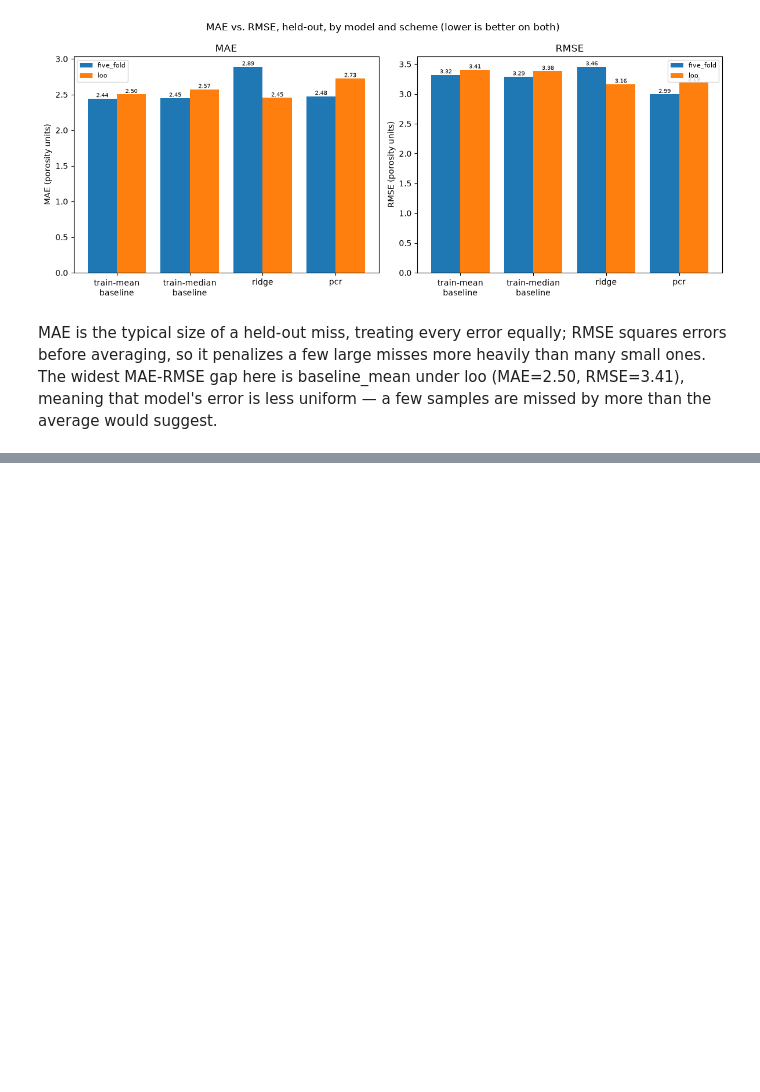
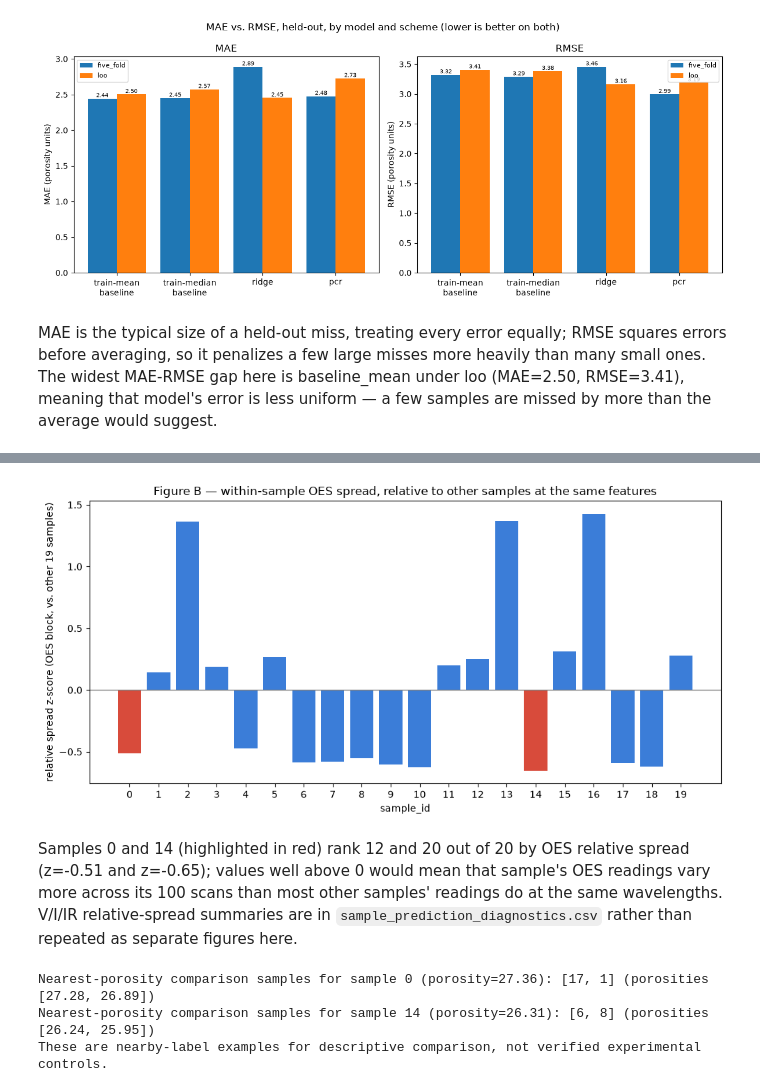
Before and after one commit to Ramandeep72/Machine-Learning-Projects, a Jupyter notebook: porosity_feasibility/porosity_feasibility.ipynb, the cells around one changed output, grey strips where cells are left out. Cells and saved outputs as stored; diff of their text form; code cells hidden in the pictures; blank space fills up the shorter version.

```diff
--- a/porosity_feasibility/porosity_feasibility.ipynb
+++ b/porosity_feasibility/porosity_feasibility.ipynb
@@ -2123,0 +2718,48 @@ Notebook executed successfully at 2026-09-15T16:30:32.755407+00:00
+# %%
+focus_samples = [0, 14]
+
+fig, ax = plt.subplots(figsize=(10, 5))
+plot_df = relative_spread_z_by_block.sort_values("sample_id")
+colors = ["#d84b3b" if sid in focus_samples else "#3b7dd8" for sid in plot_df["sample_id"]]
+ax.bar(plot_df["sample_id"].astype(str), plot_df["OES_bin"], color=colors)
+ax.axhline(0, color="gray", linewidth=1)
+ax.set_xlabel("sample_id")
+ax.set_ylabel("relative spread z-score (OES block, vs. other 19 samples)")
+ax.set_title("Figure B — within-sample OES spread, relative to other samples at the same features")
+fig.tight_layout()
+fig.savefig(DATA_QUALITY_FIGURES_DIR / "within_sample_oes_relative_spread.png", dpi=150)
+plt.show()
+
+focus_z = relative_spread_z_by_block.set_index("sample_id").loc[focus_samples, "OES_bin"]
+rank_of_focus = plot_df["OES_bin"].rank(ascending=False)
+rank_of_focus.index = plot_df["sample_id"].to_numpy()
+caption_dq_b = (
+    f"Samples 0 and 14 (highlighted in red) rank "
+    f"{int(rank_of_focus.loc[0])} and {int(rank_of_focus.loc[14])} out of {len(plot_df)} by OES relative spread "
+    f"(z={focus_z.loc[0]:.2f} and z={focus_z.loc[14]:.2f}); values well above 0 would mean that sample's OES "
+    f"readings vary more across its 100 scans than most other samples' readings do at the same wavelengths. "
+    "V/I/IR relative-spread summaries are in `sample_prediction_diagnostics.csv` rather than repeated as separate figures here."
+)
+display(Markdown(caption_dq_b))
+# %% [output]
+[figure, added]
+Samples 0 and 14 (highlighted in red) rank 12 and 20 out of 20 by OES relative spread (z=-0.51 and z=-0.65); values well above 0 would mean that sample's OES readings vary more across its 100 scans than most other samples' readings do at the same wavelengths. V/I/IR relative-spread summaries are in `sample_prediction_diagnostics.csv` rather than repeated as separate figures here.
+# %%
+def nearest_porosity_neighbors(focus_id: int, k: int = 2) -> list[int]:
+    """The k other samples closest in reference porosity to focus_id, excluding both focus IDs, ties by sample_id."""
+    focus_porosity = porosity_by_sample_id.loc[focus_id]
+    candidates = porosity_by_sample_id.drop(index=[i for i in focus_samples if i in porosity_by_sample_id.index])
+    diffs = (candidates - focus_porosity).abs().rename("abs_diff").reset_index()
+    diffs = diffs.sort_values(["abs_diff", "sample_id"]).reset_index(drop=True)
+    return diffs["sample_id"].head(k).tolist()
+
+
+neighbors_by_focus = {sid: nearest_porosity_neighbors(sid) for sid in focus_samples}
+for sid, neighbors in neighbors_by_focus.items():
+    print(f"Nearest-porosity comparison samples for sample {sid} (porosity={porosity_by_sample_id.loc[sid]:.2f}): "
+          f"{neighbors} (porosities {[round(float(porosity_by_sample_id.loc[n]), 2) for n in neighbors]})")
+print("These are nearby-label examples for descriptive comparison, not verified experimental controls.")
+# %% [output]
+Nearest-porosity comparison samples for sample 0 (porosity=27.36): [17, 1] (porosities [27.28, 26.89])
+Nearest-porosity comparison samples for sample 14 (porosity=26.31): [6, 8] (porosities [26.24, 25.95])
+These are nearby-label examples for descriptive comparison, not verified experimental controls.
```
Also changed, not shown: parts of 33 cells of this notebook, 14 other files.
